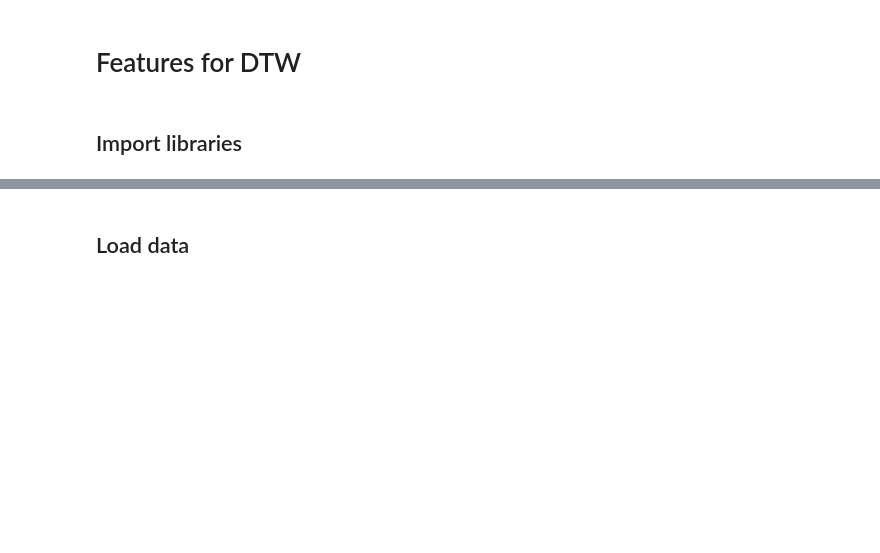
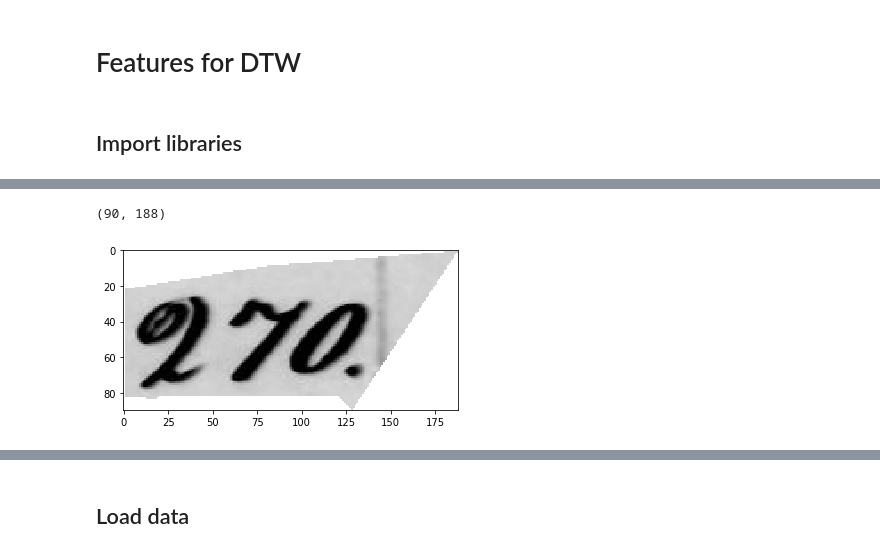
Before and after one commit to PatPat2020/3_Keyword_Spotting, a Jupyter notebook: Code/FeatureVectors.ipynb, the cells around one changed output, grey strips where cells are left out. Drawn from its saved outputs; the diff is of its cells as text; code cells hidden in the pictures; blank space fills up the shorter version.

```diff
--- a/Code/FeatureVectors.ipynb
+++ b/Code/FeatureVectors.ipynb
@@ -14,0 +29,47 @@ mnist_train = "./../dataset/csv/mnist_train.csv"
+# %%
+def masking(number):
+    dataset = os.path.join('..', 'dataset')
+    img_fold = os.path.join(dataset, 'images')
+    doc_fold = os.path.join(dataset, 'ground-truth', 'locations')
+
+    img = image.imread(os.path.join(img_fold, '%d.jpg' % number))
+    nr, nc = img.shape
+    ygrid, xgrid = np.mgrid[:nr, :nc]
+    xypix = np.vstack((xgrid.ravel(), ygrid.ravel())).T
+
+    doc = minidom.parse(os.path.join(doc_fold, '%d.svg' % number))
+
+    firstPaths = doc.getElementsByTagName('path')[0]
+
+    _d = firstPaths.getAttribute('d')
+    _d = re.sub('[MLSZ]', '', _d)
+    d = np.fromstring(_d, dtype=float, sep=' ')
+    cell = np.reshape(d, (int(len(d)/2), 2))
+
+    pth = Path(cell, closed=False)
+
+    xc = cell[:, 0]
+    yc = cell[:, 1]
+
+    mask = pth.contains_points(xypix, radius=0.1)
+
+    mask = mask.reshape(img.shape)
+
+    masked = np.ma.masked_array(img, ~mask)
+
+    masked = masked.filled(255)
+
+    xmin, xmax = int(xc.min()), int(np.ceil(xc.max()))
+    ymin, ymax = int(yc.min()), int(np.ceil(yc.max()))
+
+    trimmed = masked[ymin:ymax, xmin:xmax]
+    print(trimmed.shape)
+
+    return trimmed
+# %%
+trimmedimg = masking(270)
+plt.imshow(trimmedimg, cmap=plt.cm.gray)
+plt.show()
+# %% [output]
+(90, 188)
+[figure, added]
```
Also changed, not shown: parts of 6 cells of this notebook.
